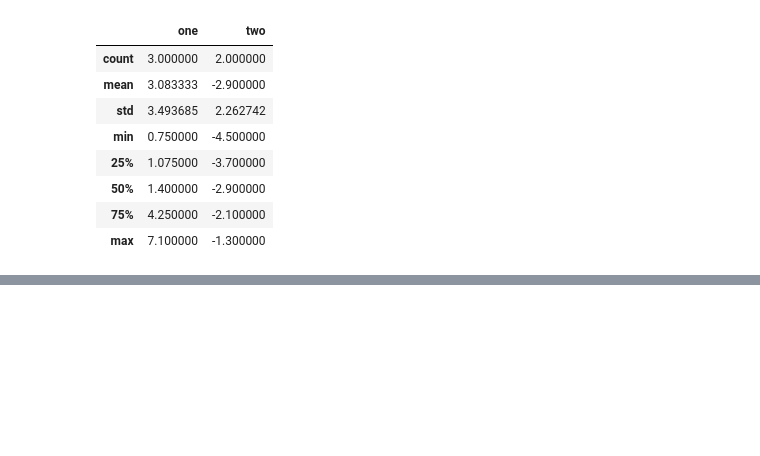
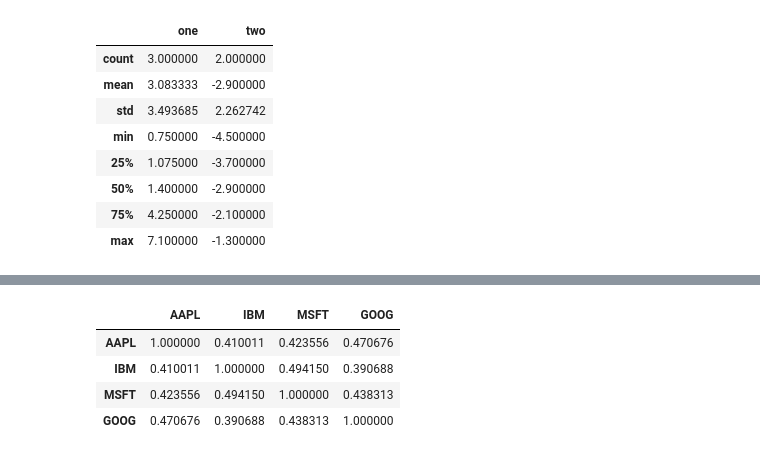
Before and after one commit to shuangsong/python_data_analysis, a Jupyter notebook: note_2.ipynb, the cells around one changed output, grey strips where cells are left out. Drawn from its saved outputs; the diff is of its cells as text; code cells hidden in the pictures; blank space fills up the shorter version.

```diff
--- a/note_2.ipynb
+++ b/note_2.ipynb
@@ -305,0 +333,8 @@ df.describe()
+# %%
+returns.corr()
+# %% [output]
+|  | AAPL | IBM | MSFT | GOOG |
+| AAPL | 1.000000 | 0.410011 | 0.423556 | 0.470676 |
+| IBM | 0.410011 | 1.000000 | 0.494150 | 0.390688 |
+| MSFT | 0.423556 | 0.494150 | 1.000000 | 0.438313 |
+| GOOG | 0.470676 | 0.390688 | 0.438313 | 1.000000 |
```
Also changed, not shown: parts of 8 cells of this notebook.
